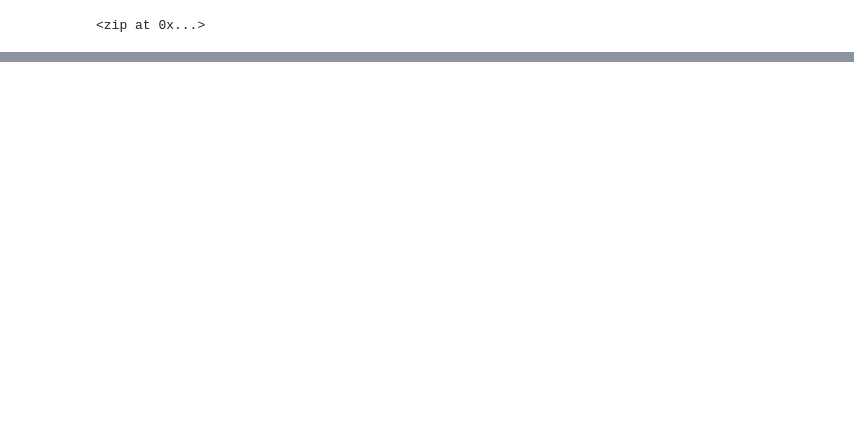
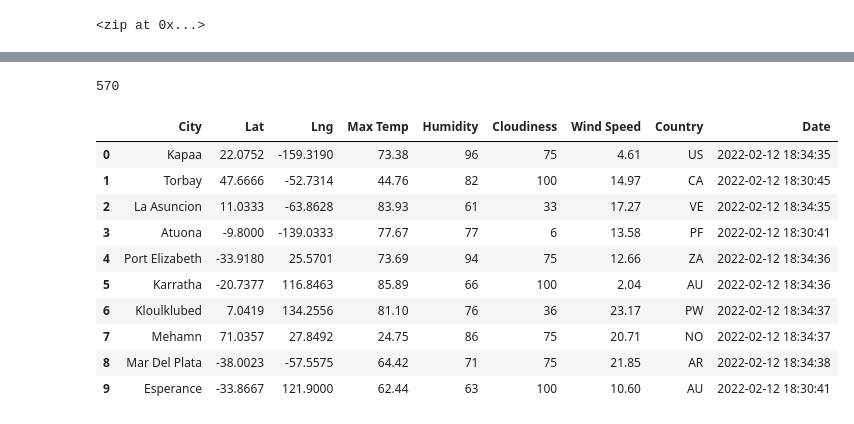
Before and after one commit to Insmire/World_Weather_Analysis, a Jupyter notebook: WeatherPy.ipynb, the cells around one changed output, grey strips where cells are left out. Cells and saved outputs as stored; diff of their text form; code cells hidden in the pictures; blank space fills up the shorter version.

```diff
--- a/WeatherPy.ipynb
+++ b/WeatherPy.ipynb
@@ -34,0 +44,3 @@ len(cities)
+# %%
+# Starting URL for Weather Map API Call.
+url = "http://api.openweathermap.org/data/2.5/weather?units=Imperial&APPID=" + weather_api_key
@@ -34,0 +123,20 @@ len(cities)
+# %%
+len(city_data)
+# %% [output]
+570
+# %%
+# Convert the array of dictionaries to a Pandas DataFrame.
+city_data_df = pd.DataFrame(city_data)
+city_data_df.head(10)
+# %% [output]
+|  | City | Lat | Lng | Max Temp | Humidity | Cloudiness | Wind Speed | Country | Date |
+| 0 | Kapaa | 22.0752 | -159.3190 | 73.38 | 96 | 75 | 4.61 | US | 2022-02-12 18:34:35 |
+| 1 | Torbay | 47.6666 | -52.7314 | 44.76 | 82 | 100 | 14.97 | CA | 2022-02-12 18:30:45 |
+| 2 | La Asuncion | 11.0333 | -63.8628 | 83.93 | 61 | 33 | 17.27 | VE | 2022-02-12 18:34:35 |
+| 3 | Atuona | -9.8000 | -139.0333 | 77.67 | 77 | 6 | 13.58 | PF | 2022-02-12 18:30:41 |
+| 4 | Port Elizabeth | -33.9180 | 25.5701 | 73.69 | 94 | 75 | 12.66 | ZA | 2022-02-12 18:34:36 |
+| 5 | Karratha | -20.7377 | 116.8463 | 85.89 | 66 | 100 | 2.04 | AU | 2022-02-12 18:34:36 |
+| 6 | Kloulklubed | 7.0419 | 134.2556 | 81.10 | 76 | 36 | 23.17 | PW | 2022-02-12 18:34:37 |
+| 7 | Mehamn | 71.0357 | 27.8492 | 24.75 | 86 | 75 | 20.71 | NO | 2022-02-12 18:34:37 |
+| 8 | Mar Del Plata | -38.0023 | -57.5575 | 64.42 | 71 | 75 | 21.85 | AR | 2022-02-12 18:34:38 |
+| 9 | Esperance | -33.8667 | 121.9000 | 62.44 | 63 | 100 | 10.60 | AU | 2022-02-12 18:30:41 |
```
Also changed, not shown: parts of 7 cells of this notebook, 1 other file.
